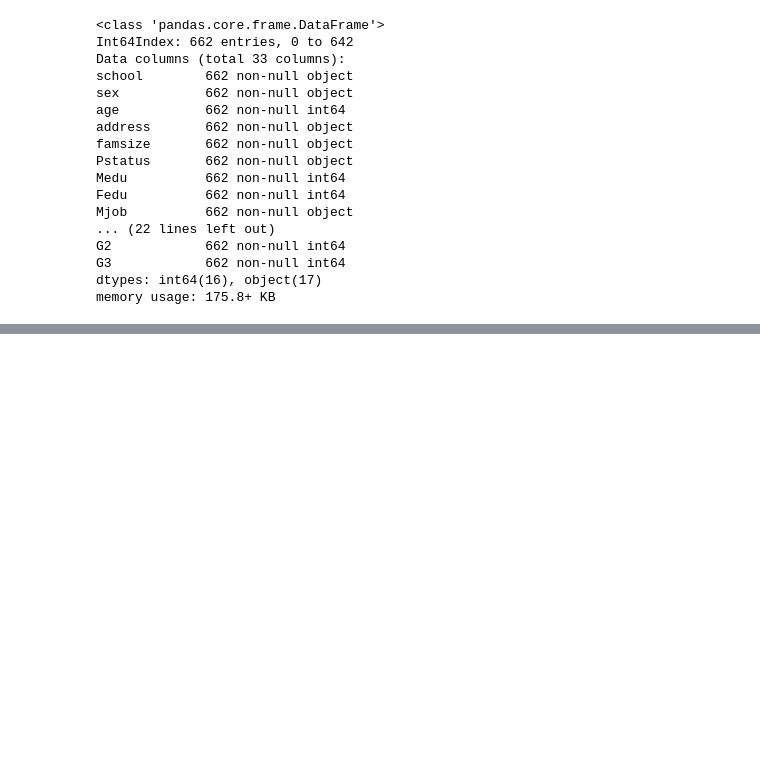
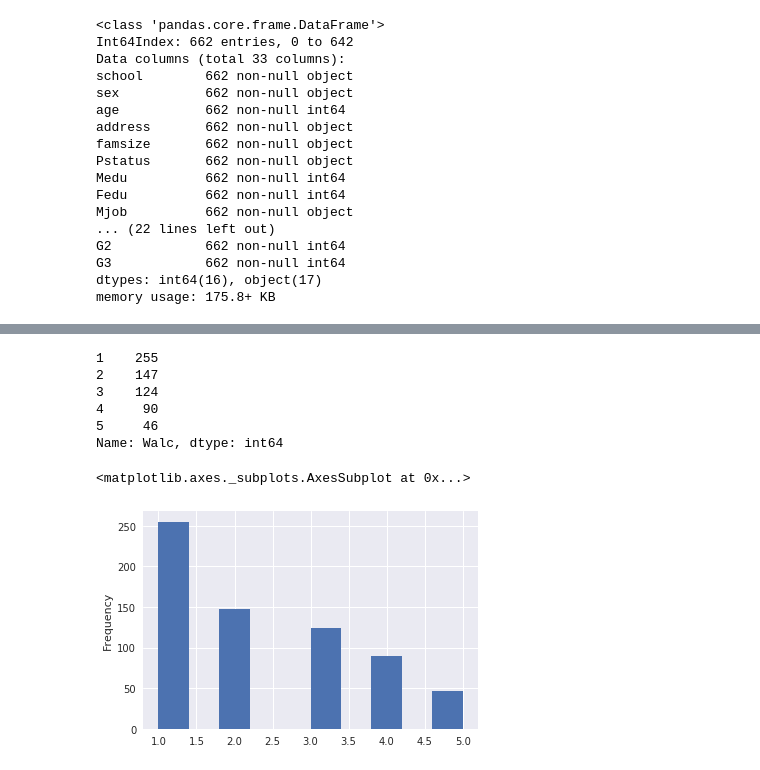
Before and after one commit to astromid/cinimex-test, a Jupyter notebook: code/task2.ipynb, the cells around one changed output, grey strips where cells are left out. Saved outputs shown, nothing was run; the diff lists cells and outputs as text; code cells hidden in the pictures; blank space fills up the shorter version.

```diff
--- a/code/task2.ipynb
+++ b/code/task2.ipynb
@@ -76,0 +93,14 @@ df.describe()
+# %%
+df['Walc'].value_counts()
+# %% [output]
+1    255
+2    147
+3    124
+4     90
+5     46
+Name: Walc, dtype: int64
+# %%
+df['Walc'].plot(kind='hist')
+# %% [output]
+<matplotlib.axes._subplots.AxesSubplot at 0x...>
+[figure, added]
```
Also changed, not shown: parts of 45 cells of this notebook.
